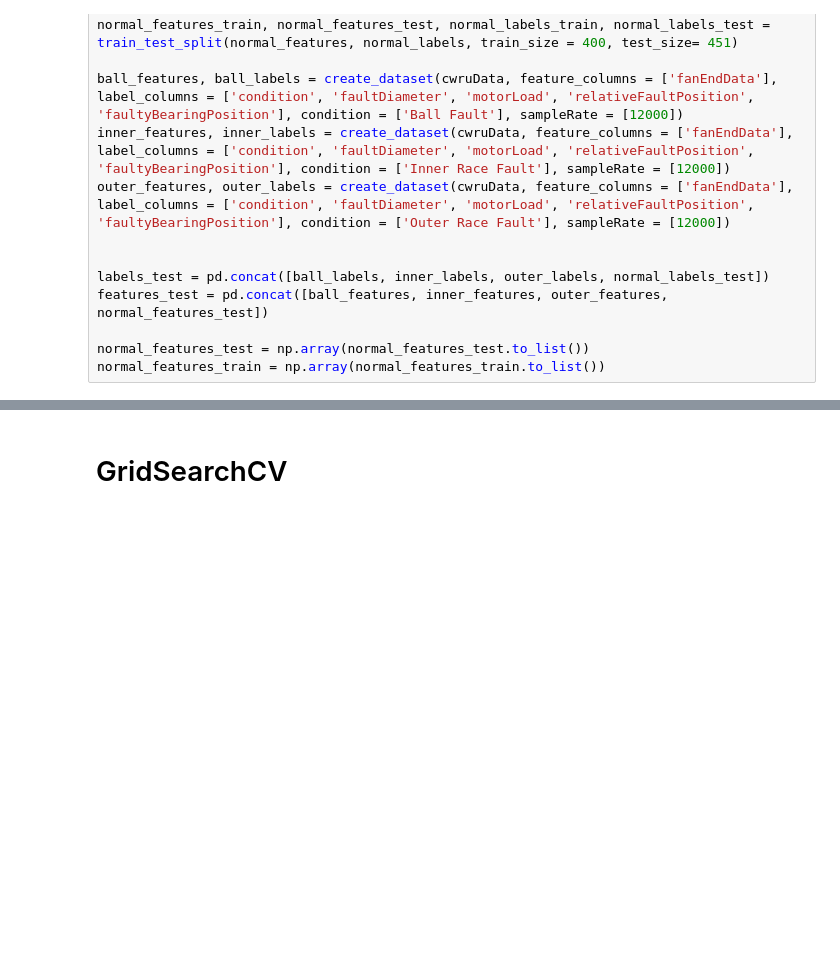
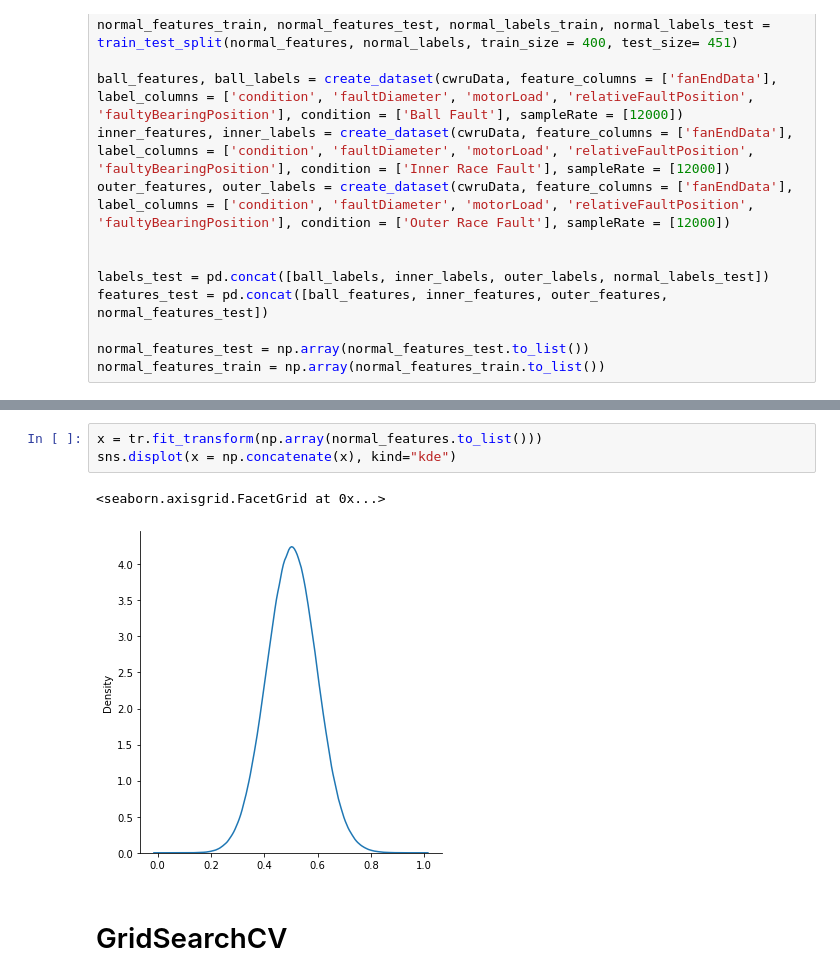
Before and after one commit to jlsachse/AnomalyGAN, a Jupyter notebook: hyperparameter_tuning.ipynb, the cells around one changed output, grey strips where cells are left out. Cells and saved outputs as stored; diff of their text form; blank space fills up the shorter version.

```diff
--- a/hyperparameter_tuning.ipynb
+++ b/hyperparameter_tuning.ipynb
@@ -58,3 +68,9 @@ normal_features_train = np.array(normal_features_train.to_list())
+# %%
+x = tr.fit_transform(np.array(normal_features.to_list()))
+sns.displot(x = np.concatenate(x), kind="kde")
+# %% [output]
+<seaborn.axisgrid.FacetGrid at 0x...>
+[figure, added]
 # %% [markdown]
 # GridSearchCV
 # %% [markdown]
```
Also changed, not shown: parts of 4 cells of this notebook, 4 other files.
